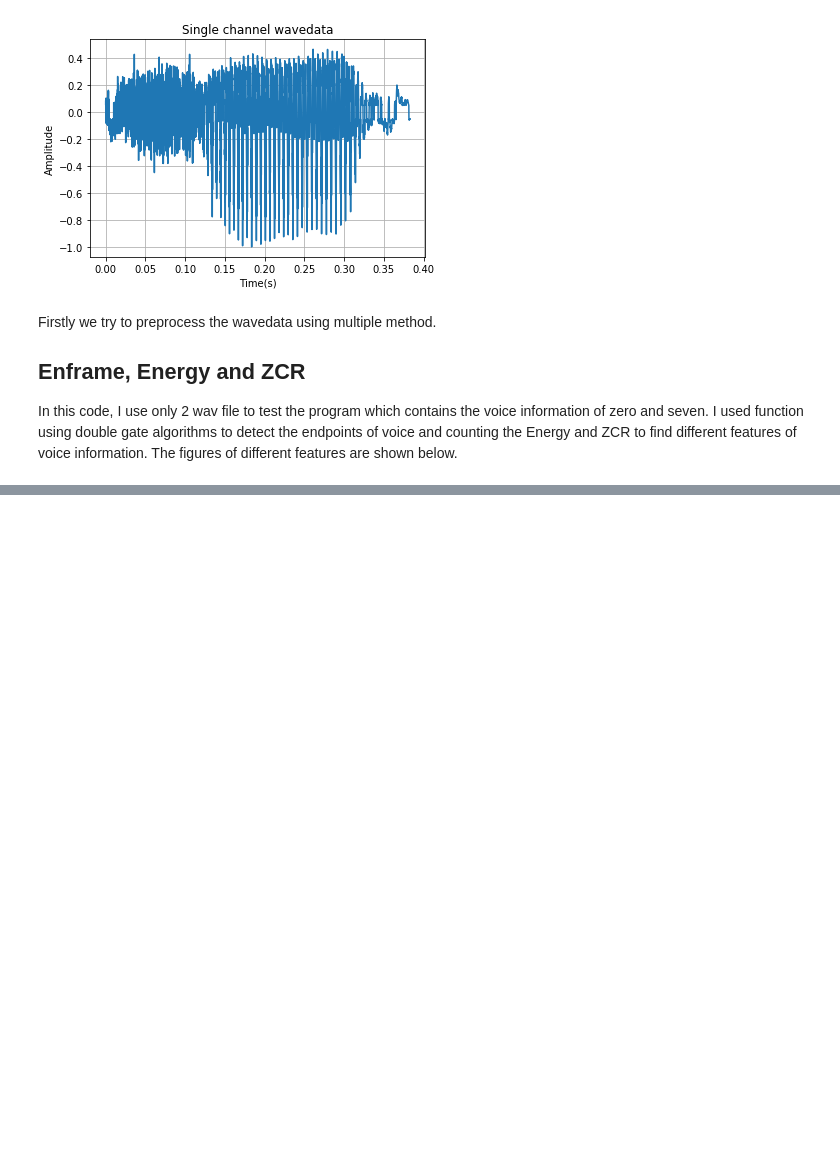
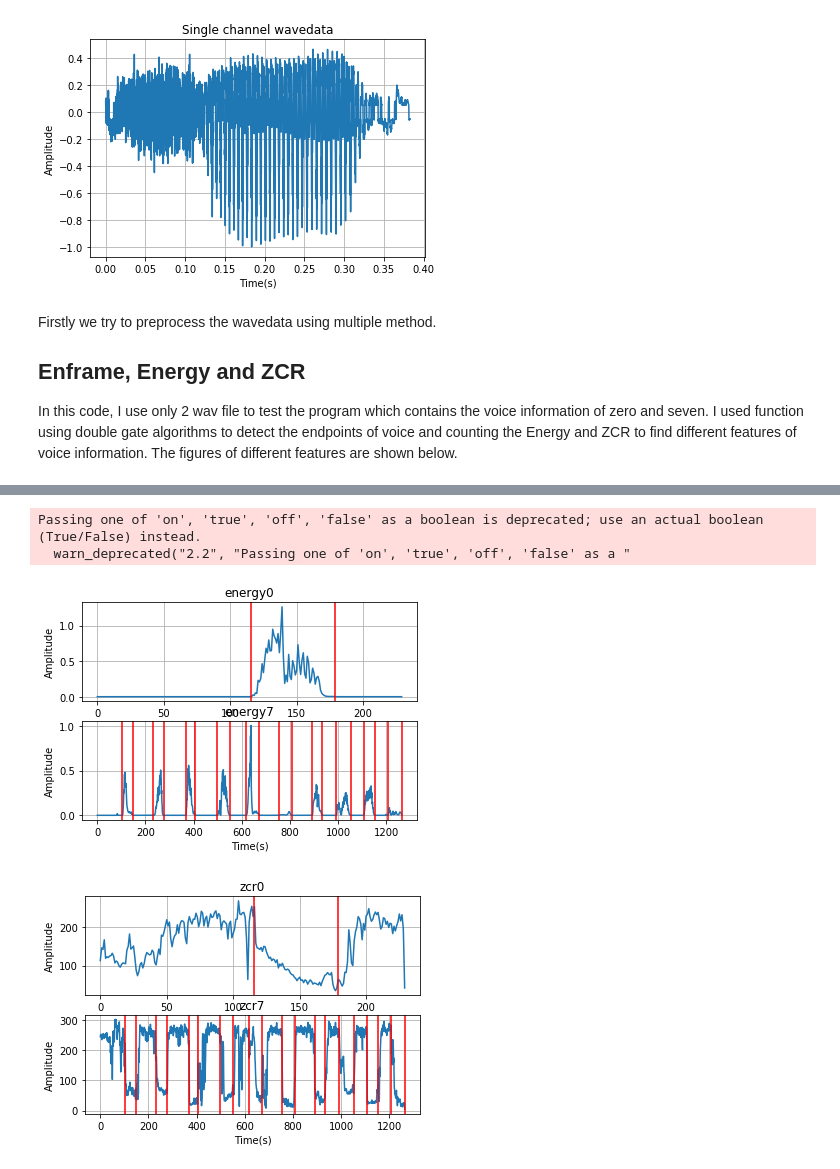
Before and after one commit to AlbertYang0112/DigitalSpeechRecognition, a Jupyter notebook: Voice_Identification_experiment.ipynb, the cells around one changed output, grey strips where cells are left out. Drawn from its saved outputs; the diff is of its cells as text; code cells hidden in the pictures; blank space fills up the shorter version.

```diff
--- a/Voice_Identification_experiment.ipynb
+++ b/Voice_Identification_experiment.ipynb
@@ -219,0 +212,42 @@ Passing one of 'on', 'true', 'off', 'false' as a boolean is deprecated; use an a
+# %%
+plt.figure(3)
+plt.subplot(211)
+plt.grid('on')#标尺，on：有，off:无。
+plt.plot(Energy0)
+plt.axvline(endpoint[0], color = 'r')
+plt.axvline(endpoint[1], color = 'r')
+plt.xlabel("Time(s)")
+plt.ylabel("Amplitude")
+plt.title("energy0")
+plt.subplot(212)
+plt.grid('on')#标尺，on：有，off:无。
+plt.plot(Energy7)
+for i in range(len(endpoint2)):
+    plt.axvline(endpoint2[i], color = 'r')
+plt.xlabel("Time(s)")
+plt.ylabel("Amplitude")
+plt.title("energy7")
+plt.figure(4)
+plt.subplot(211)
+plt.grid('on')#标尺，on：有，off:无。
+plt.plot(zcr0)
+plt.axvline(endpoint[0], color = 'r')
+plt.axvline(endpoint[1], color = 'r')
+plt.xlabel("Time(s)")
+plt.ylabel("Amplitude")
+plt.title("zcr0")
+plt.grid('on')#标尺，on：有，off:无。
+plt.subplot(212)
+plt.grid('on')#标尺，on：有，off:无。
+plt.plot(zcr7)
+for i in range(len(endpoint2)):
+    plt.axvline(endpoint2[i], color = 'r')
+plt.xlabel("Time(s)")
+plt.ylabel("Amplitude")
+plt.title("zcr7")
+plt.grid('on')#标尺，on：有，off:无。
+# %% [output]
+Passing one of 'on', 'true', 'off', 'false' as a boolean is deprecated; use an actual boolean (True/False) instead.
+  warn_deprecated("2.2", "Passing one of 'on', 'true', 'off', 'false' as a "
+[figure, added]
+[figure, added]
```
Also changed, not shown: parts of 1 cell of this notebook.
